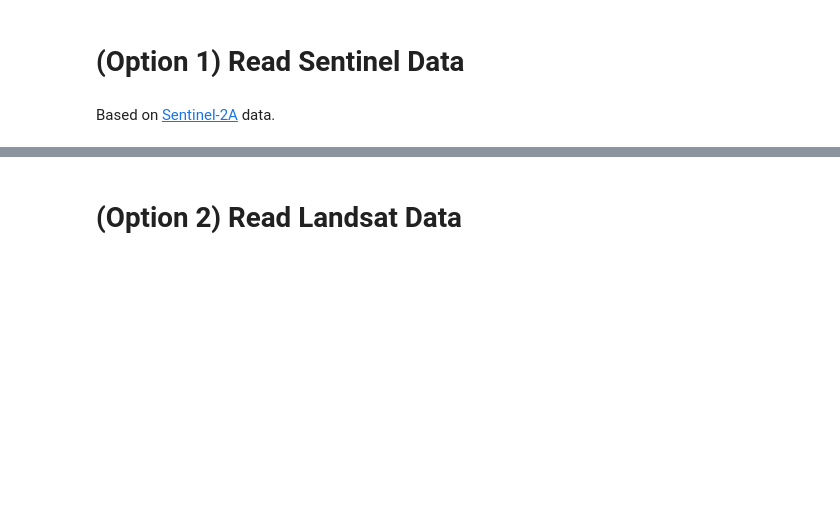
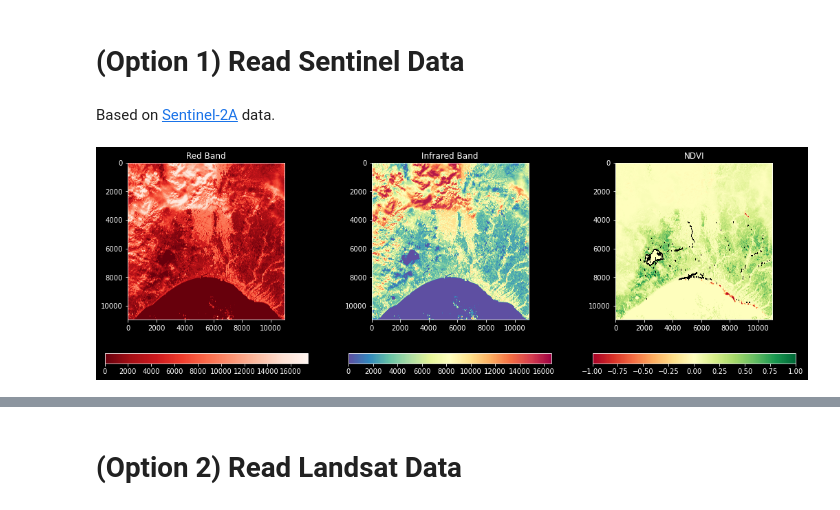
Before and after one commit to erick2307/classes, a Jupyter notebook: remotesensing/Lesson14_NDVI.ipynb, the cells around one changed output, grey strips where cells are left out. Saved outputs shown, nothing was run; the diff lists cells and outputs as text; code cells hidden in the pictures; blank space fills up the shorter version.

Commit message:
update data and structure

```diff
--- a/remotesensing/Lesson14_NDVI.ipynb
+++ b/remotesensing/Lesson14_NDVI.ipynb
@@ -24,15 +24,9 @@ import matplotlib.pyplot as plt #plots, visualization
 Based on [Sentinel-2A](https://sentinel.esa.int/web/sentinel/missions/sentinel-2) data.
 # %%
 #set the path to the folder containing Sentinel-2A images
-filepathA = Path('..','Raster','S2A_MSIL2A_20200827T145731_N0214_R039_T19LCG_20200827T185210.SAFE',
-                'GRANULE','L2A_T19LCG_A027063_20200827T150516','IMG_DATA','R10m')
-
+# filepath = Path('./data/sentinel/2a') (Amazon - Peru?)
 #set the path to the folder containing Sentinel-2B images
-filepathB = Path('..','Raster','S2B_MSIL2A_20181214T013039_N0211_R074_T54TWN_20181214T033721.SAFE',
-                'GRANULE','L2A_T54TWN_A009252_20181214T013042','IMG_DATA','R10m')
-
-# filepath = filepathA
-filepath = filepathB
+filepath = Path('./data/sentinel/2b')
 # %%
 # Identifying bands
 dictBands= {}
@@ -46,0 +45,24 @@ tci=rio.open(dictBands['TCI']).read()
+# %%
+# Allow division by zero
+np.seterr(divide='ignore', invalid='ignore')
+# Calculate NDVI
+ndvi = (band_nir.astype(float) - band_red.astype(float)) / (band_nir.astype(float) + band_red.astype(float))
+
+#Task 1
+ndwi = (band_green.astype(float) - band_nir.astype(float)) / (band_green.astype(float) + band_nir.astype(float))
+# %%
+#plot images
+fig,axs = plt.subplots(1,3,figsize=(18,6))
+im0=axs[0].imshow(band_red[0],cmap='Reds_r')
+axs[0].title.set_text('Red Band')
+fig.colorbar(im0,ax=axs[0],location='bottom')
+
+im1=axs[1].imshow(band_nir[0],cmap='Spectral_r')
+axs[1].title.set_text('Infrared Band')
+fig.colorbar(im1,ax=axs[1],location='bottom')
+
+im2=axs[2].imshow(ndvi[0],vmin=-1,vmax=1,cmap='RdYlGn')
+axs[2].title.set_text('NDVI')
+fig.colorbar(im2,ax=axs[2],location='bottom');
+# %% [output]
+[figure, added]
```
Also changed, not shown: parts of 4 cells of this notebook, 18 other files.
